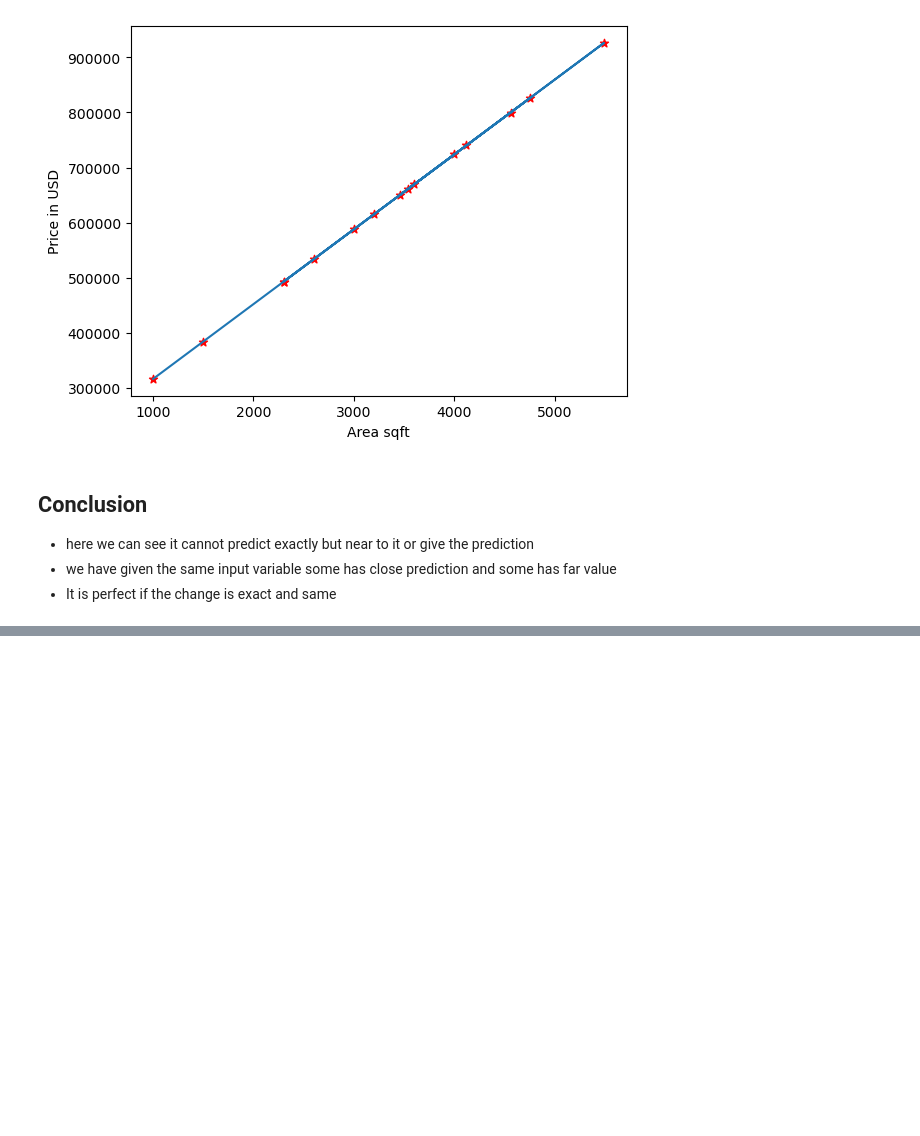
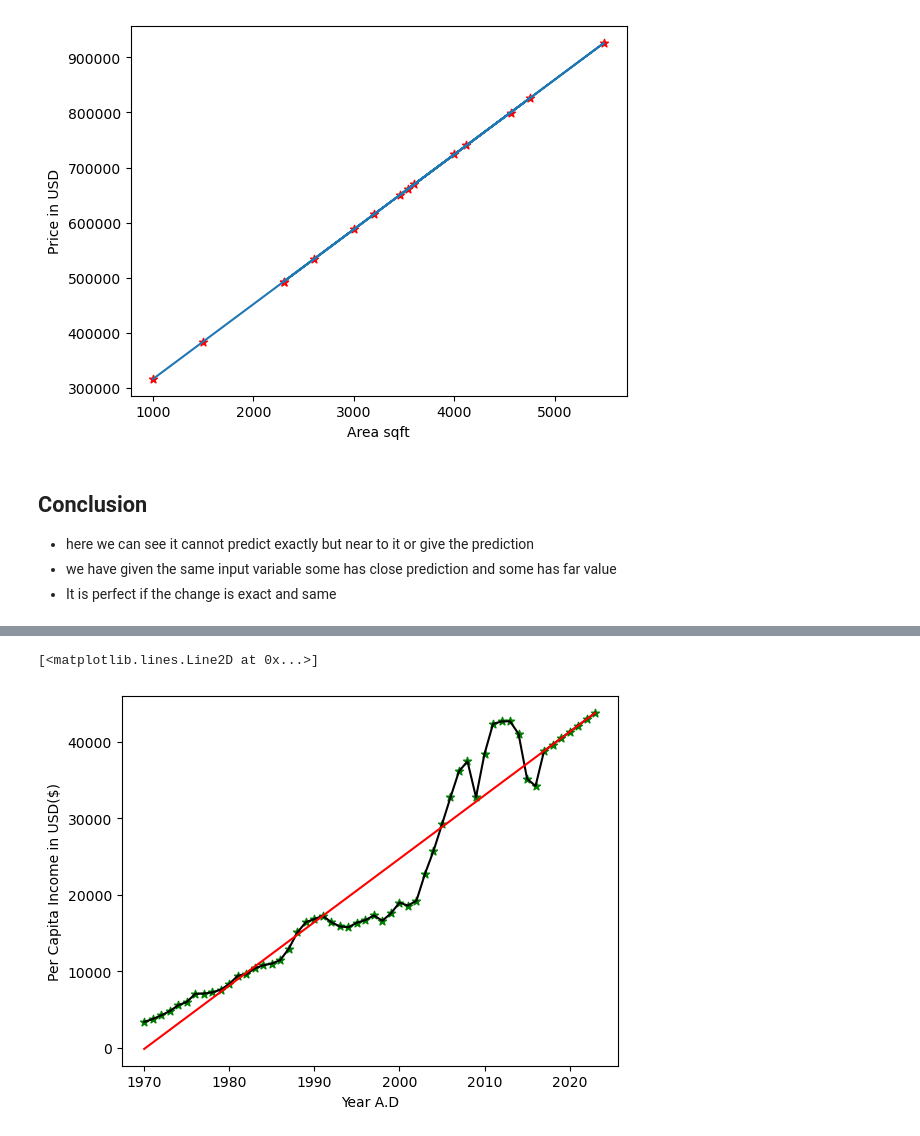
Before and after one commit to rudysameer/Machine_Learning-Learning, a Jupyter notebook: LinearRegressionSingleVariable.ipynb, the cells around one changed output, grey strips where cells are left out. Drawn from its saved outputs; the diff is of its cells as text; code cells hidden in the pictures; blank space fills up the shorter version.

```diff
--- a/LinearRegressionSingleVariable.ipynb
+++ b/LinearRegressionSingleVariable.ipynb
@@ -130,0 +182,6 @@ area_df.to_csv("AreaPricePrediction.csv",index=False)
+# %%
+canada_predict = {
+    'year' : [2017,2018,2019,2020,2021,2022,2023]
+}
+canada_predict_df = pd.DataFrame(canada_predict)
+canada_predict_df
@@ -130,0 +197,5 @@ area_df.to_csv("AreaPricePrediction.csv",index=False)
+# %%
+prediction = canada_regression.predict(canada_predict_df[['year']])
+canada_predict_df['PCI'] = prediction
+
+canada_predict_df
@@ -130,0 +211,3 @@ area_df.to_csv("AreaPricePrediction.csv",index=False)
+# %%
+total_canada = pd.concat([canada_df,canada_predict_df],ignore_index=True)
+total_canada
@@ -130,0 +232,9 @@ area_df.to_csv("AreaPricePrediction.csv",index=False)
+# %%
+plt.xlabel('Year A.D')
+plt.ylabel('Per Capita Income in USD($)')
+plt.scatter(total_canada.year,total_canada.PCI,marker='*',color='green')
+plt.plot(total_canada.year,total_canada.PCI,color='black')
+plt.plot(total_canada.year,canada_regression.predict(total_canada[['year']]),label='Regression Line',color='red')
+# %% [output]
+[<matplotlib.lines.Line2D at 0x...>]
+[figure, added]
```
Also changed, not shown: parts of 11 cells of this notebook.
